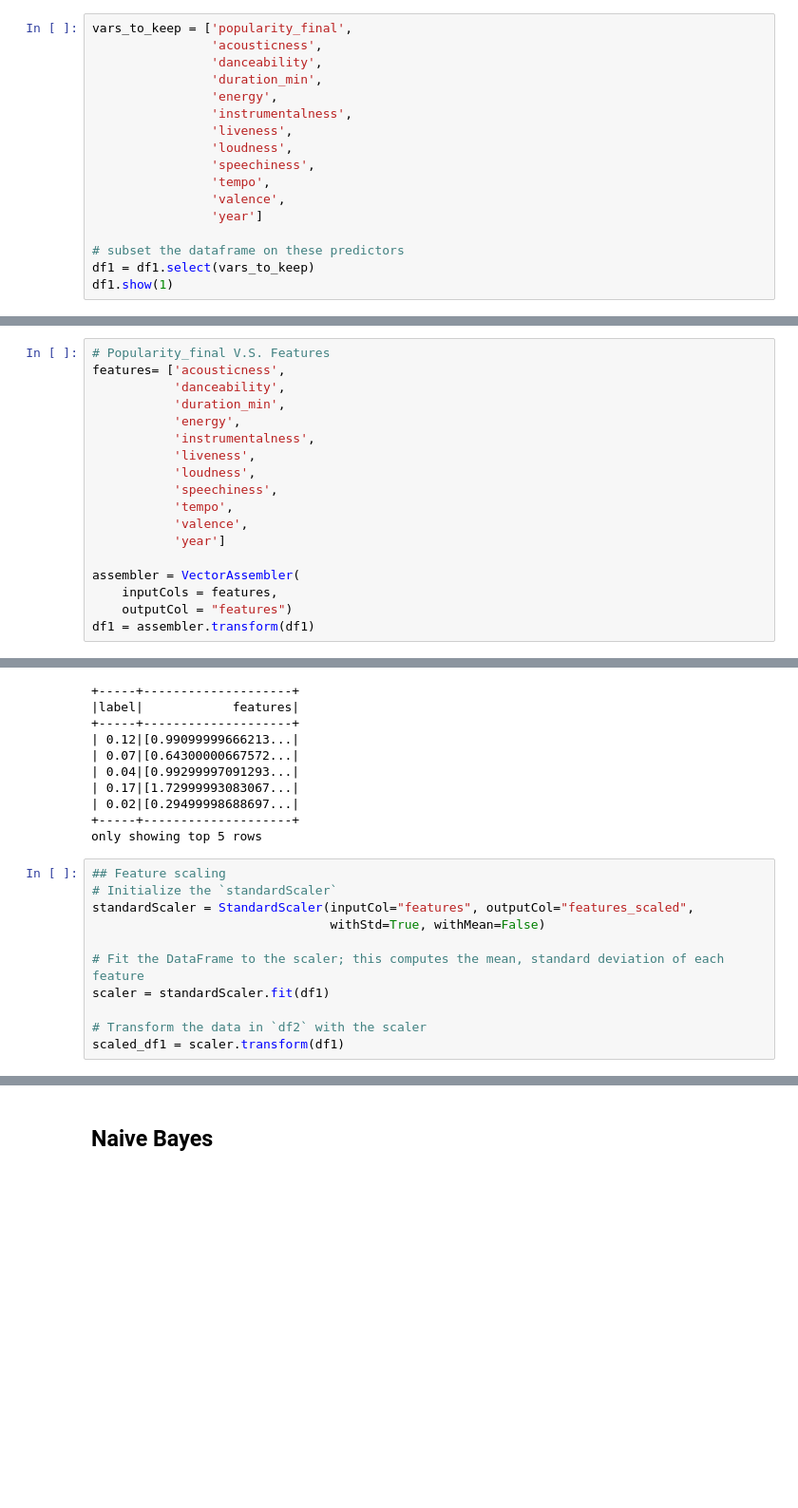
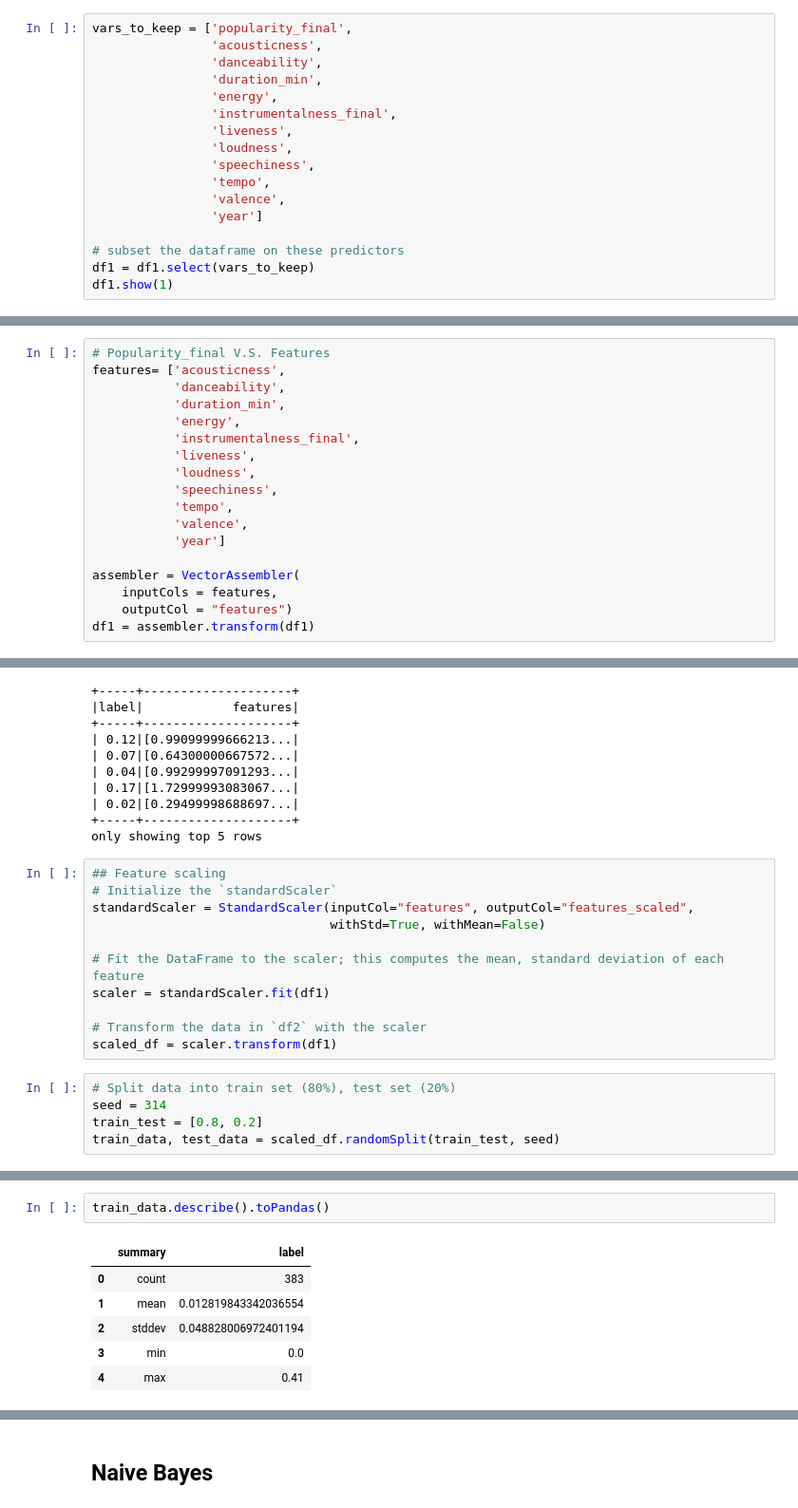
Before and after one commit to nandrew98/135-Spotify-project, a Jupyter notebook: FinalPro.ipynb, the cells around one changed output, grey strips where cells are left out. Shown at 95% size. Saved outputs shown, nothing was run; the diff lists cells and outputs as text; blank space fills up the shorter version.

```diff
--- a/FinalPro.ipynb
+++ b/FinalPro.ipynb
@@ -191,7 +193,7 @@ vars_to_keep = ['popularity_final',
                 'danceability',
                 'duration_min',
                 'energy',
-                'instrumentalness',
+                'instrumentalness_final',
                 'liveness',
                 'loudness',
                 'speechiness',
@@ -215,7 +217,7 @@ features= ['acousticness',
            'danceability',
            'duration_min',
            'energy',
-           'instrumentalness',
+           'instrumentalness_final',
            'liveness',
            'loudness',
            'speechiness',
@@ -252,5 +254,10 @@ standardScaler = StandardScaler(inputCol="features", outputCol="features_scaled"
 scaler = standardScaler.fit(df1)
 
 # Transform the data in `df2` with the scaler
-scaled_df1 = scaler.transform(df1)
+scaled_df = scaler.transform(df1)
+# %%
+# Split data into train set (80%), test set (20%)
+seed = 314
+train_test = [0.8, 0.2]
+train_data, test_data = scaled_df.randomSplit(train_test, seed)
 # %%
@@ -316,0 +293,9 @@ RMSE error value:  0.025823800704823742
+# %%
+train_data.describe().toPandas()
+# %% [output]
+|  | summary | label |
+| 0 | count | 383 |
+| 1 | mean | 0.012819843342036554 |
+| 2 | stddev | 0.048828006972401194 |
+| 3 | min | 0.0 |
+| 4 | max | 0.41 |
```
Also changed, not shown: parts of 36 cells of this notebook.
